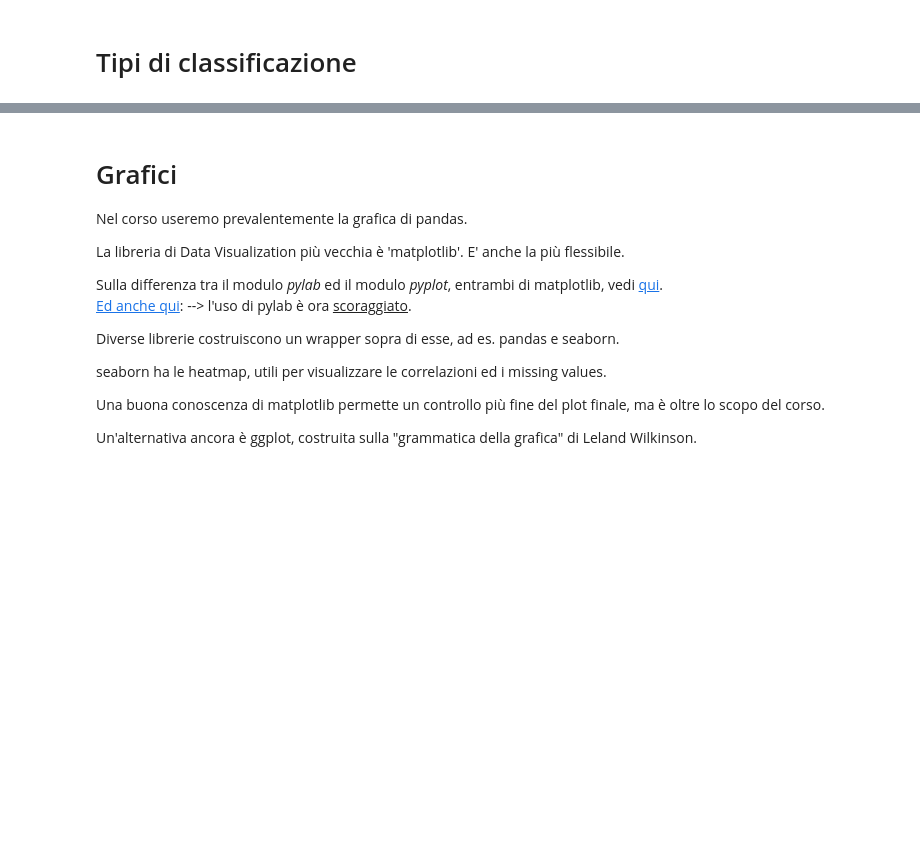
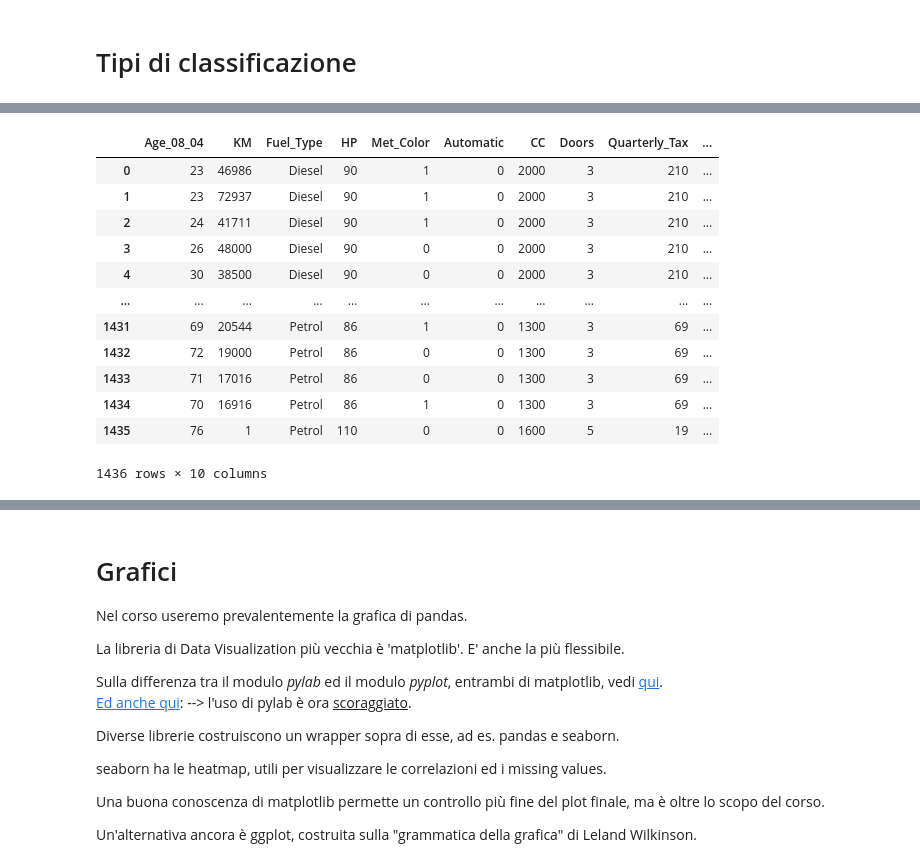
Before and after one commit to antonio-corsi/Repo-del-corso-Python-for-Data-Scientist, a Jupyter notebook: B. Knn.ipynb, the cells around one changed output, grey strips where cells are left out. Cells and saved outputs as stored; diff of their text form; code cells hidden in the pictures; blank space fills up the shorter version.

```diff
--- a/B. Knn.ipynb
+++ b/B. Knn.ipynb
@@ -1782,0 +1950,2 @@ plt.show()  # --> DB non-lineare
+# %%
+df_car = pd.read_csv('ToyotaCorolla.csv')
@@ -1782,0 +2020,20 @@ plt.show()  # --> DB non-lineare
+# %%
+ # Consideriamo solo 10 predittori (ad esempio in base alla nostra esperienza):
+predictors = ['Age_08_04', 'KM', 'Fuel_Type', 'HP', 'Met_Color', 'Automatic', 'CC','Doors', 'Quarterly_Tax', 'Weight']
+outcome = 'Price'   # risposta è numerica --> problema di previsione numerica (cioè di regressione)
+
+df_car[predictors]  # subsetting di colonna
+# %% [output]
+|  | Age_08_04 | KM | Fuel_Type | HP | Met_Color | Automatic | CC | Doors | Quarterly_Tax | ... |
+| 0 | 23 | 46986 | Diesel | 90 | 1 | 0 | 2000 | 3 | 210 | ... |
+| 1 | 23 | 72937 | Diesel | 90 | 1 | 0 | 2000 | 3 | 210 | ... |
+| 2 | 24 | 41711 | Diesel | 90 | 1 | 0 | 2000 | 3 | 210 | ... |
+| 3 | 26 | 48000 | Diesel | 90 | 0 | 0 | 2000 | 3 | 210 | ... |
+| 4 | 30 | 38500 | Diesel | 90 | 0 | 0 | 2000 | 3 | 210 | ... |
+| ... | ... | ... | ... | ... | ... | ... | ... | ... | ... | ... |
+| 1431 | 69 | 20544 | Petrol | 86 | 1 | 0 | 1300 | 3 | 69 | ... |
+| 1432 | 72 | 19000 | Petrol | 86 | 0 | 0 | 1300 | 3 | 69 | ... |
+| 1433 | 71 | 17016 | Petrol | 86 | 0 | 0 | 1300 | 3 | 69 | ... |
+| 1434 | 70 | 16916 | Petrol | 86 | 1 | 0 | 1300 | 3 | 69 | ... |
+| 1435 | 76 | 1 | Petrol | 110 | 0 | 0 | 1600 | 5 | 19 | ... |
+1436 rows × 10 columns
```
Also changed, not shown: parts of 76 cells of this notebook, 9 other files.
